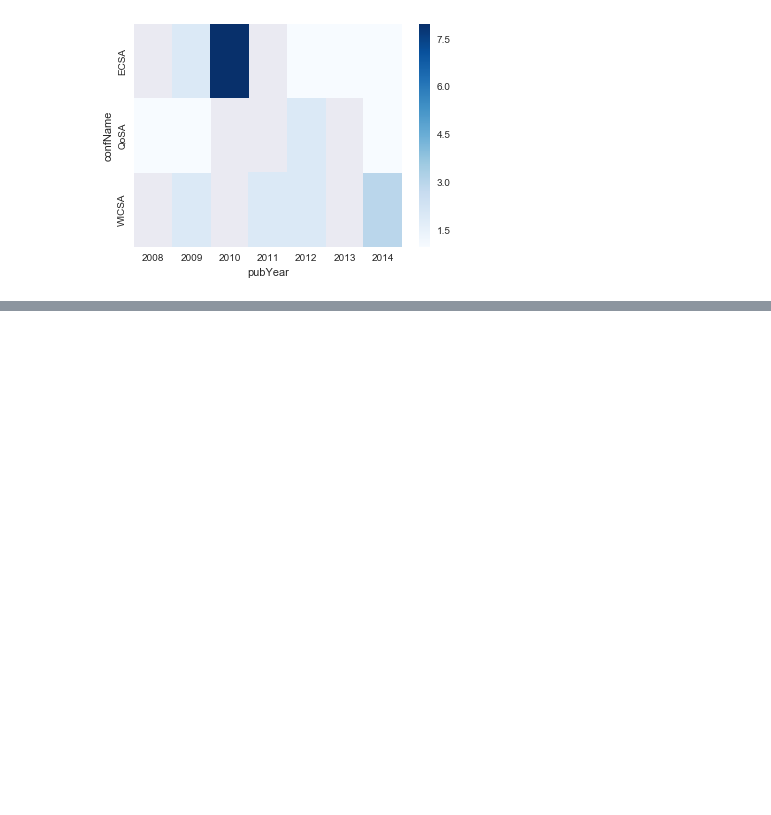
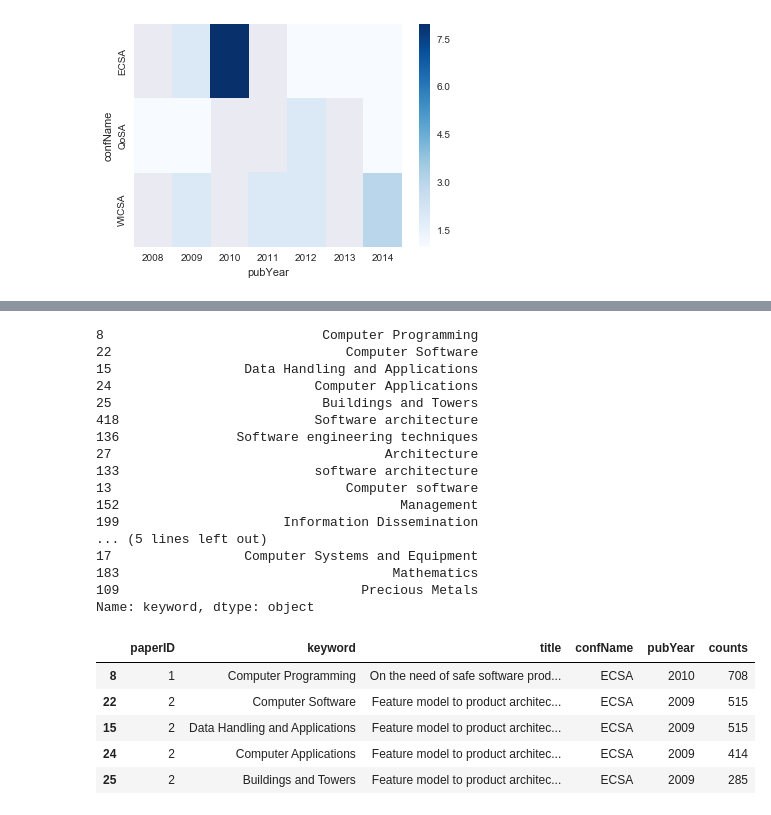
Before and after one commit to noveroa/DataBases, a Jupyter notebook: sqlStart/ExploringData_groupingandvisually.ipynb, the cells around one changed output, grey strips where cells are left out. Cells and saved outputs as stored; diff of their text form; code cells hidden in the pictures; blank space fills up the shorter version.

```diff
--- a/sqlStart/ExploringData_groupingandvisually.ipynb
+++ b/sqlStart/ExploringData_groupingandvisually.ipynb
@@ -297,0 +378,41 @@ t = getKWTRends('Research', 'keyword')
+# %%
+m , p = getKWTrend('hi')
+
+def getTOPOVERALL():
+    m,p = getPapersKWgroup('keyword')
+
+    m['counts'] = m.groupby(['keyword'])['keyword'].transform('count')
+
+    m.head()
+    m.drop_duplicates('keyword', inplace = True)
+    m.sort_values(by = 'counts', inplace=True, ascending = False)
+keywords = m.keyword[:20]
+print keywords
+m.head()
+#m2 = m.copy()
+#m2 = m2.groupby(['confName', 'pubYear'])
+#m2.groups
+# %% [output]
+8                            Computer Programming
+22                              Computer Software
+15                 Data Handling and Applications
+24                          Computer Applications
+25                           Buildings and Towers
+418                         Software architecture
+136               Software engineering techniques
+27                                   Architecture
+133                         software architecture
+13                              Computer software
+152                                    Management
+199                     Information Dissemination
+... (5 lines left out)
+17                 Computer Systems and Equipment
+183                                   Mathematics
+109                               Precious Metals
+Name: keyword, dtype: object
+|  | paperID | keyword | title | confName | pubYear | counts |
+| 8 | 1 | Computer Programming | On the need of safe software prod... | ECSA | 2010 | 708 |
+| 22 | 2 | Computer Software | Feature model to product architec... | ECSA | 2009 | 515 |
+| 15 | 2 | Data Handling and Applications | Feature model to product architec... | ECSA | 2009 | 515 |
+| 24 | 2 | Computer Applications | Feature model to product architec... | ECSA | 2009 | 414 |
+| 25 | 2 | Buildings and Towers | Feature model to product architec... | ECSA | 2009 | 285 |
```
Also changed, not shown: parts of 9 cells of this notebook, 4 other files.
